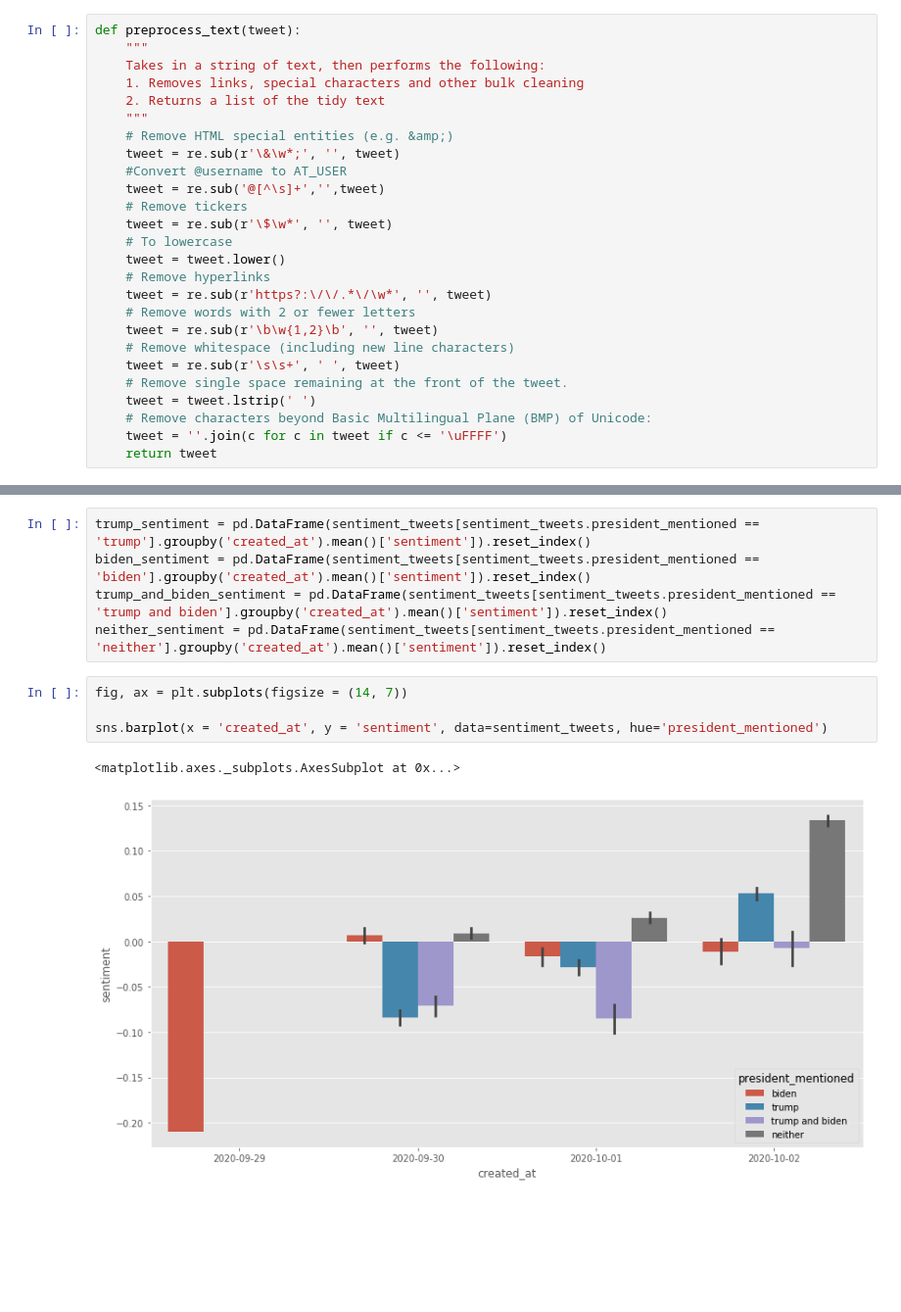
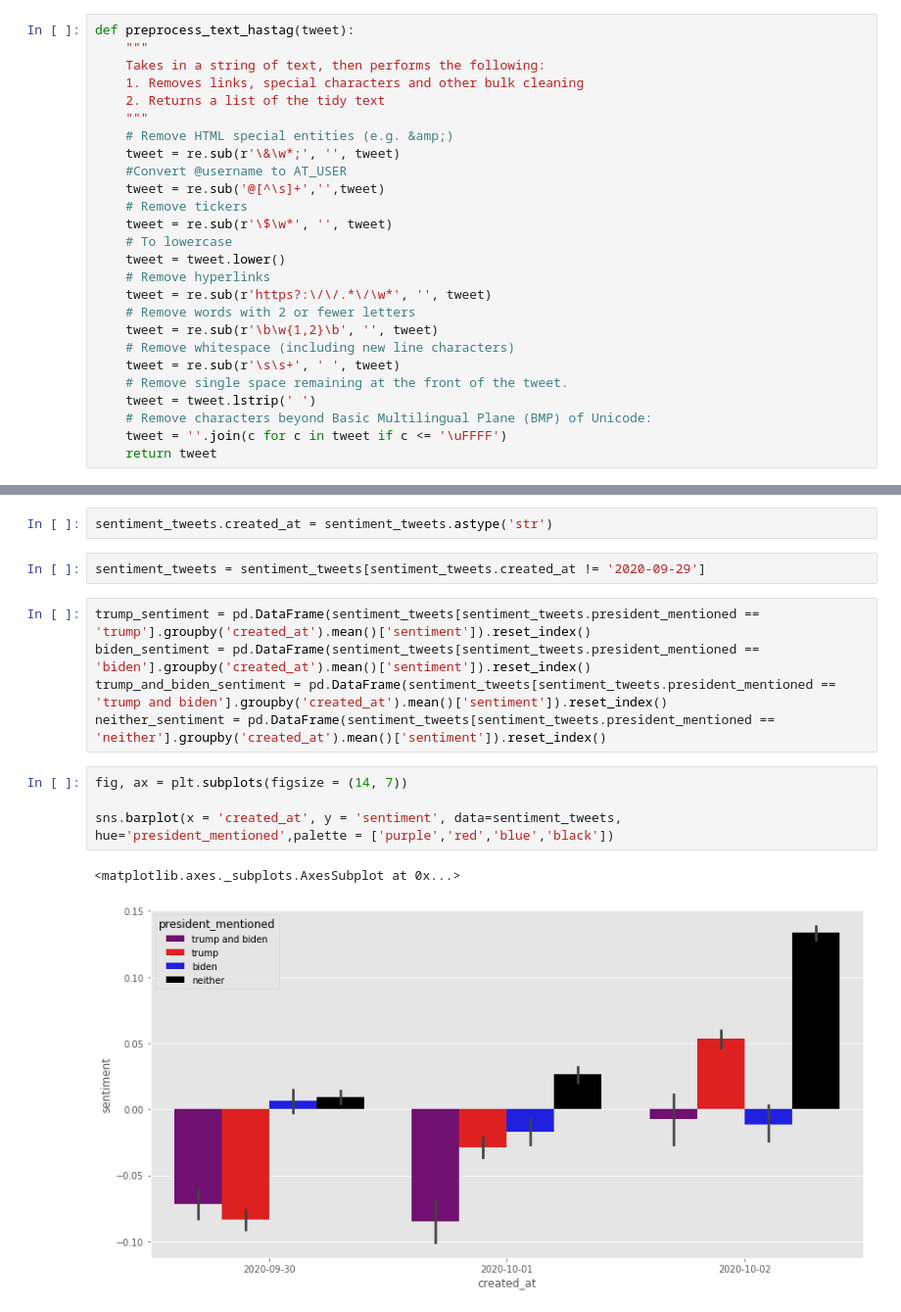
Before and after one commit to annewbarry/trick-or-tweet, a Jupyter notebook: src/Twitter_EDA.ipynb, the cells around one changed output, grey strips where cells are left out. Shown at 98% size. Drawn from its saved outputs; the diff is of its cells as text; blank space fills up the shorter version.

```diff
--- a/src/Twitter_EDA.ipynb
+++ b/src/Twitter_EDA.ipynb
@@ -87,7 +87,7 @@ tweet_df.head()
 | 3 | 2020-09-30 00:00:02+00:00 | 1311093410737070086 | Politics reporter covering electi... | RT @abbydphillip: Very reminiscen... | 108 | {'hashtags': [], 'symbols': [], '... | {'id': 88223320, 'id_str': '88223... | 351 | ... |
 | 4 | 2020-09-30 00:00:04+00:00 | 1311093419100561408 | wife, mother, grandmother, southe... | RT @RudyGiuliani: Why was Corrupt... | 110 | {'hashtags': [], 'symbols': [], '... | {'id': 44295160, 'id_str': '44295... | 15672 | ... |
 # %%
-def preprocess_text(tweet):
+def preprocess_text_hastag(tweet):
     """
     Takes in a string of text, then performs the following:
     1. Removes links, special characters and other bulk cleaning
@@ -764,3 +416,7 @@ sentiment_tweets.head()
+# %%
+sentiment_tweets.created_at = sentiment_tweets.astype('str')
+# %%
+sentiment_tweets = sentiment_tweets[sentiment_tweets.created_at != '2020-09-29']
 # %%
 trump_sentiment = pd.DataFrame(sentiment_tweets[sentiment_tweets.president_mentioned == 'trump'].groupby('created_at').mean()['sentiment']).reset_index()
 biden_sentiment = pd.DataFrame(sentiment_tweets[sentiment_tweets.president_mentioned == 'biden'].groupby('created_at').mean()['sentiment']).reset_index()
@@ -769,7 +425,7 @@ neither_sentiment = pd.DataFrame(sentiment_tweets[sentiment_tweets.president_men
 # %%
 fig, ax = plt.subplots(figsize = (14, 7))
 
-sns.barplot(x = 'created_at', y = 'sentiment', data=sentiment_tweets, hue='president_mentioned')
+sns.barplot(x = 'created_at', y = 'sentiment', data=sentiment_tweets, hue='president_mentioned',palette = ['purple','red','blue','black'])
 # %% [output]
 <matplotlib.axes._subplots.AxesSubplot at 0x...>
-[figure, old version]
+[figure, new version]
```
Also changed, not shown: parts of 17 cells of this notebook.
